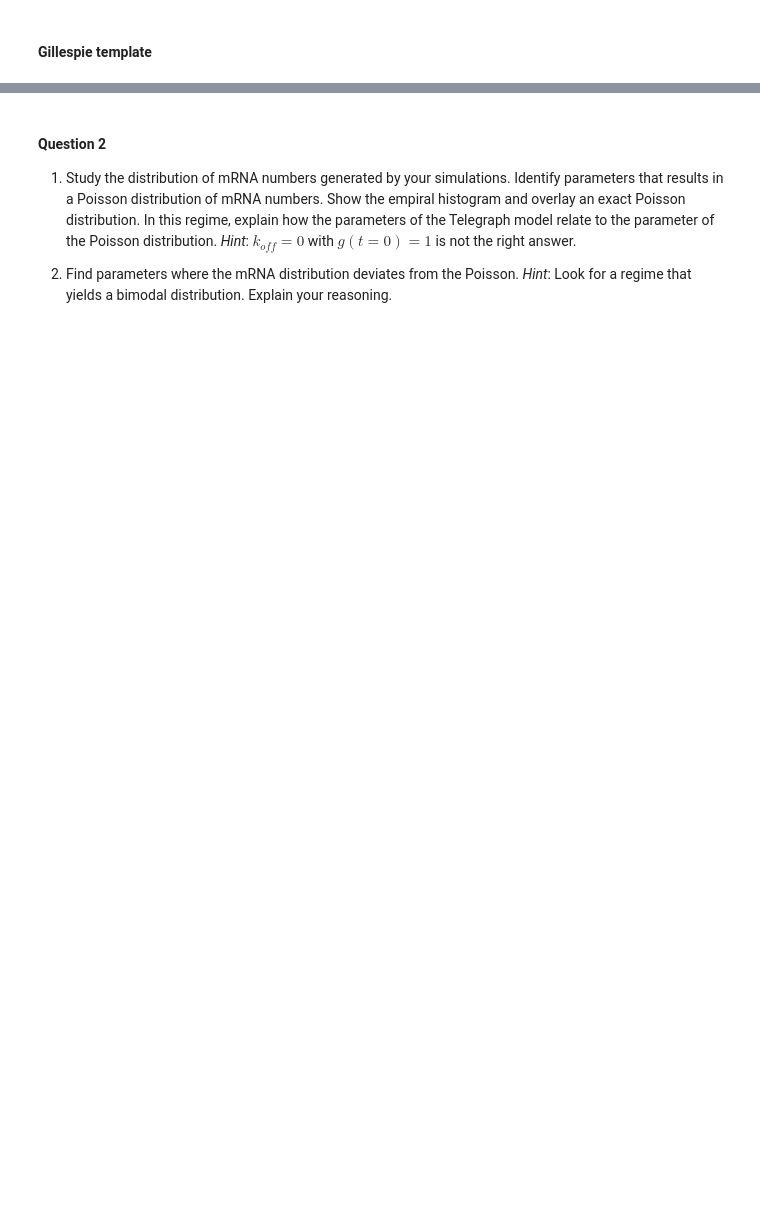
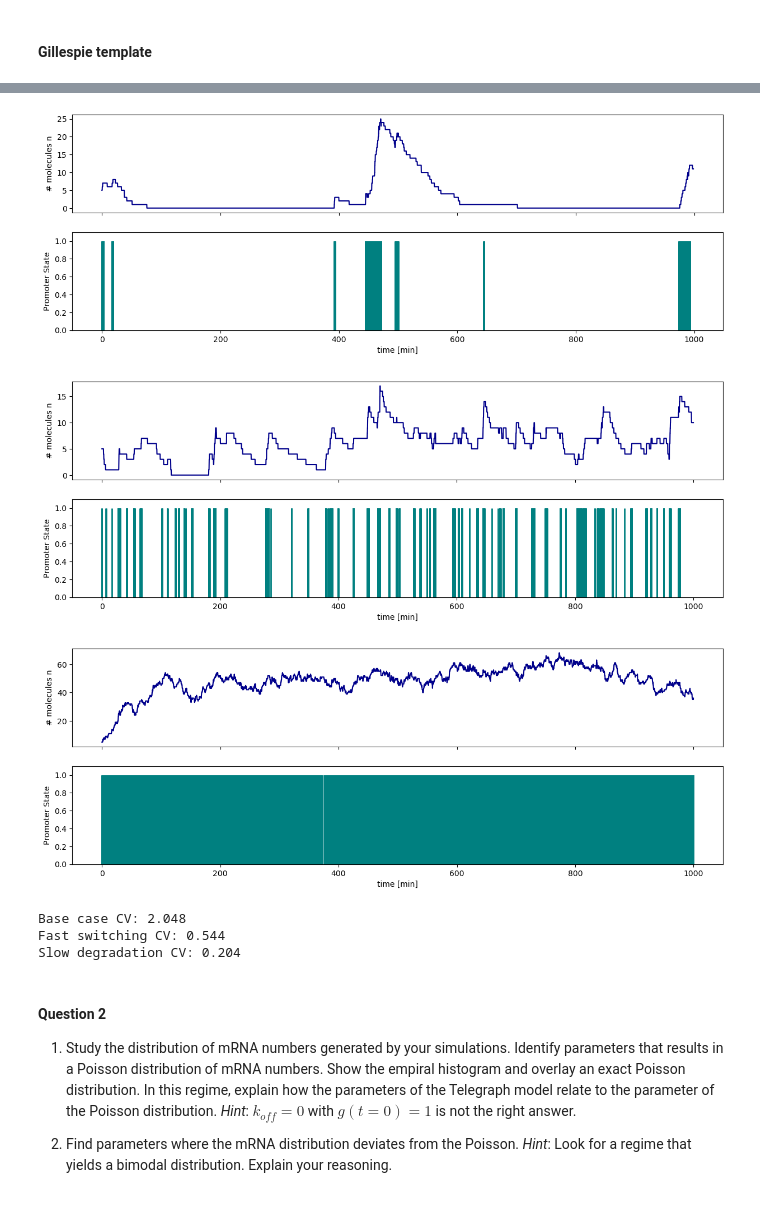
Before and after one commit to GregoirePachebat/group_18, a Jupyter notebook: Week11/Exercise_Week11_12_A_Exercises.ipynb, the cells around one changed output, grey strips where cells are left out. Drawn from its saved outputs; the diff is of its cells as text; code cells hidden in the pictures; blank space fills up the shorter version.

```diff
--- a/Week11/Exercise_Week11_12_A_Exercises.ipynb
+++ b/Week11/Exercise_Week11_12_A_Exercises.ipynb
@@ -73,11 +117,14 @@ def run_gillespie_telegraph(n0, g0, parameters, t_end, DT):
 
         # Define the stoichiometric matrix S (also called state-change matrix) and rate vector for each promoter state
         if g == 1: # Promoter is active
-            S = ... # FILL HERE
-            rates = ... # FILL HERE
+            S = np.array([[0, 1], # Transcription
+                          [0, -1], # Degradation
+                          [-1, 0]]) # Switching off
+            rates = np.array([s, k * n, k_off])
         else: # Promoter is inactive
-            S = ... # FILL HERE
-            rates = ... # FILL HERE
+            S = np.array([[1, 0],   # Switch on
+                          [0, -1]]) # Degradation
+            rates = np.array([k_on, k * n])
 
         # Calculate total rate and sample time to next reaction
         rates_tot = sum(rates)
@@ -159,3 +208,50 @@ parameters = [s, k, k_on, k_off]
+# %%
+# 1. Define the initial conditions for the state (g,n) at time t=0
+# Base case
+base_parameters = [s, k, k_on, k_off]
+
+# Faster promoter switching
+fast_parameters = [s, k, k_on*10, k_off*10]
+
+# Promoter almost always on
+always_on_parameters = [s, k, k_on*100, k_off/100]
+
+
+# 2. Run the Gillespie algorithm for the three different parameter sets
+# Base case
+n_base, g_base, t_base = run_gillespie_telegraph(n_0, g_0, base_parameters, t_end, DT)
+
+# Faster promoter switching
+n_fast, g_fast, t_fast = run_gillespie_telegraph(n_0, g_0, fast_parameters, t_end, DT)
+
+# Almost always on promoter
+n_always_on, g_always_on, t_always_on = run_gillespie_telegraph(n_0, g_0, always_on_parameters, t_end, DT)
+
+# 3. Plot the results
+# Plot base case
+plot_gillespie_telegraph(n_base, g_base, t_base)
+
+# Plot faster promoter switching
+plot_gillespie_telegraph(n_fast, g_fast, t_fast)
+
+# Plot always on promoter
+plot_gillespie_telegraph(n_always_on, g_always_on, t_always_on)
+
+# 4. Calculate the coefficient of variation (CV) for the number of molecules n
+cv_base = np.std(n_base) / np.mean(n_base)
+cv_fast = np.std(n_fast) / np.mean(n_fast)
+cv_always_on = np.std(n_always_on) / np.mean(n_always_on)
+
+print(f"Base case CV: {cv_base:.3f}")
+print(f"Fast switching CV: {cv_fast:.3f}")
+print(f"Slow degradation CV: {cv_always_on:.3f}")
+# %% [output]
+[figure, added]
+[figure, added]
+[figure, added]
+Base case CV: 2.048
+Fast switching CV: 0.544
+Slow degradation CV: 0.204
 # %% [markdown]
 #### Question 2
 1. Study the distribution of mRNA numbers generated by your simulations. Identify parameters that results in a Poisson distribution of mRNA numbers. Show the empiral histogram and overlay an exact Poisson distribution. In this regime, explain how the parameters of the Telegraph model relate to the parameter of the Poisson distribution. *Hint*: $k_{off}=0$ with $g(t=0)=1$ is not the right answer.
```
Also changed, not shown: parts of 10 cells of this notebook.
